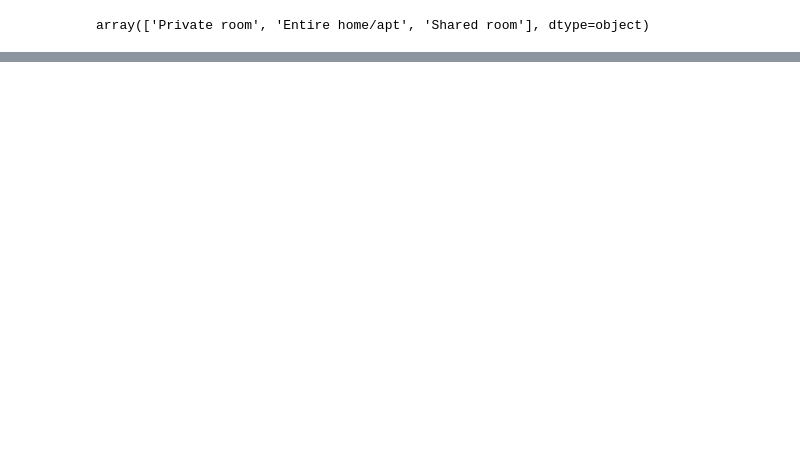
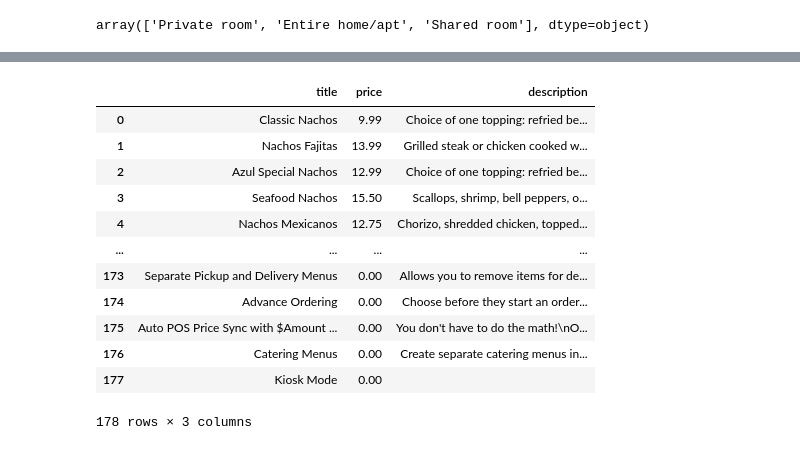
Before and after one commit to joharkhan99/Data-Science-Internship, a Jupyter notebook: Week3/Day3/Geospatial_visualize_and_Scraping.ipynb, the cells around one changed output, grey strips where cells are left out. Cells and saved outputs as stored; diff of their text form; code cells hidden in the pictures; blank space fills up the shorter version.

```diff
--- a/Week3/Day3/Geospatial_visualize_and_Scraping.ipynb
+++ b/Week3/Day3/Geospatial_visualize_and_Scraping.ipynb
@@ -169,0 +250,17 @@ array(['Private room', 'Entire home/apt', 'Shared room'], dtype=object)
+# %%
+menudf = pd.read_csv("MenuDetail.csv")
+menudf
+# %% [output]
+|  | title | price | description |
+| 0 | Classic Nachos | 9.99 | Choice of one topping: refried be... |
+| 1 | Nachos Fajitas | 13.99 | Grilled steak or chicken cooked w... |
+| 2 | Azul Special Nachos | 12.99 | Choice of one topping: refried be... |
+| 3 | Seafood Nachos | 15.50 | Scallops, shrimp, bell peppers, o... |
+| 4 | Nachos Mexicanos | 12.75 | Chorizo, shredded chicken, topped... |
+| ... | ... | ... | ... |
+| 173 | Separate Pickup and Delivery Menus | 0.00 | Allows you to remove items for de... |
+| 174 | Advance Ordering | 0.00 | Choose before they start an order... |
+| 175 | Auto POS Price Sync with $Amount ... | 0.00 | You don't have to do the math!\nO... |
+| 176 | Catering Menus | 0.00 | Create separate catering menus in... |
+| 177 | Kiosk Mode | 0.00 |  |
+178 rows × 3 columns
```
Also changed, not shown: parts of 15 cells of this notebook.
